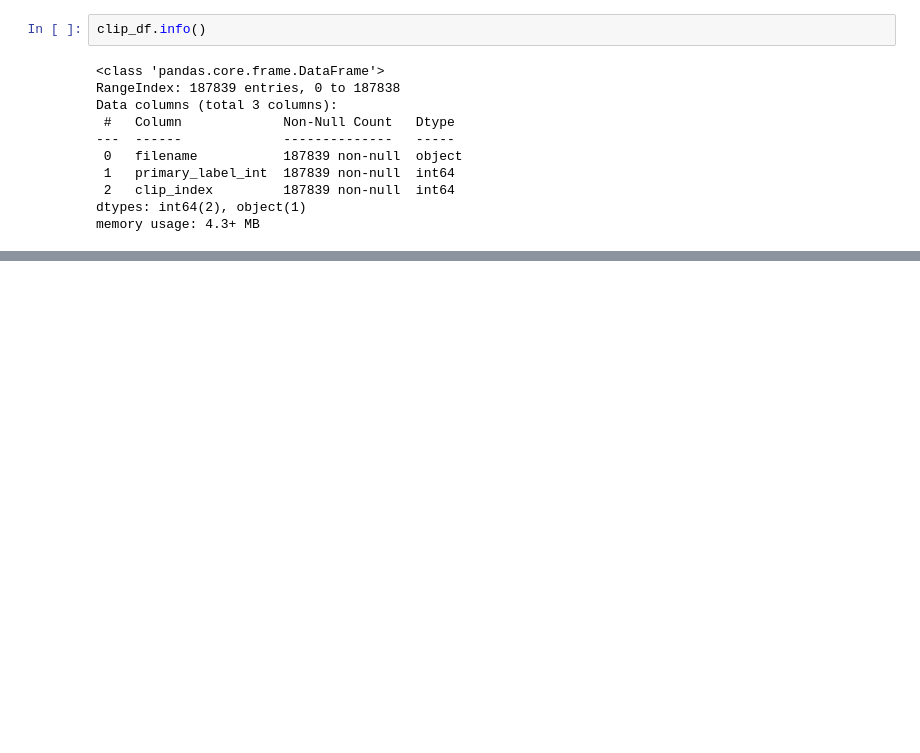
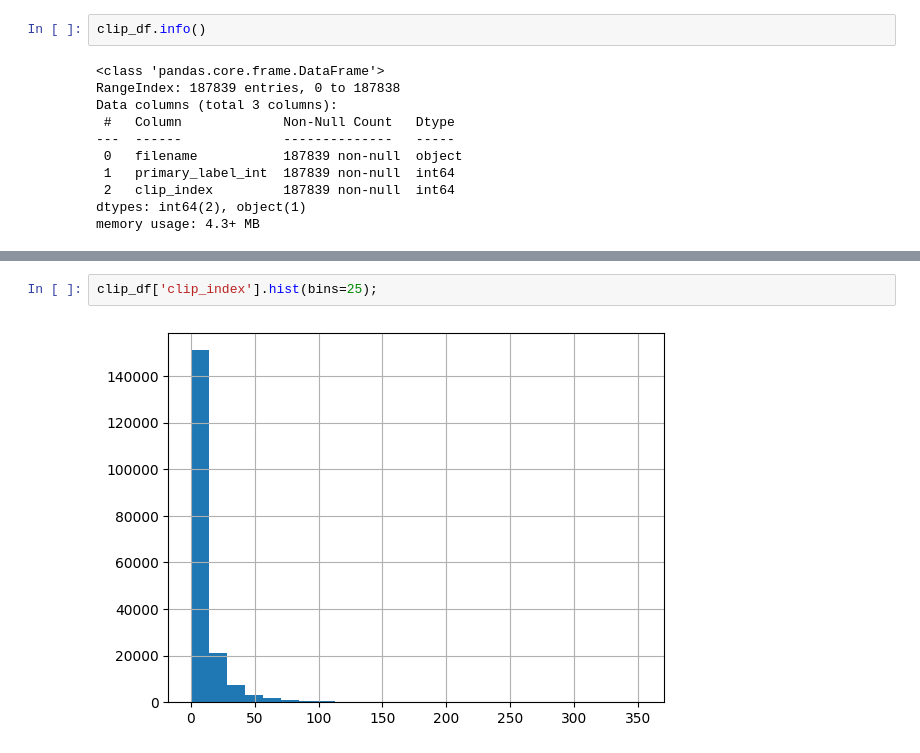
Before and after one commit to bachaudhry/kaggle_birdCLEF_25, a Jupyter notebook: 02-dataloaders+augmentations.ipynb, the cells around one changed output, grey strips where cells are left out. Saved outputs shown, nothing was run; the diff lists cells and outputs as text; blank space fills up the shorter version.

```diff
--- a/02-dataloaders+augmentations.ipynb
+++ b/02-dataloaders+augmentations.ipynb
@@ -328,0 +370,4 @@ clip_df['primary_label_int'].hist()
+# %%
+clip_df['clip_index'].hist(bins=25);
+# %% [output]
+[figure, added]
```
Also changed, not shown: parts of 9 cells of this notebook.
